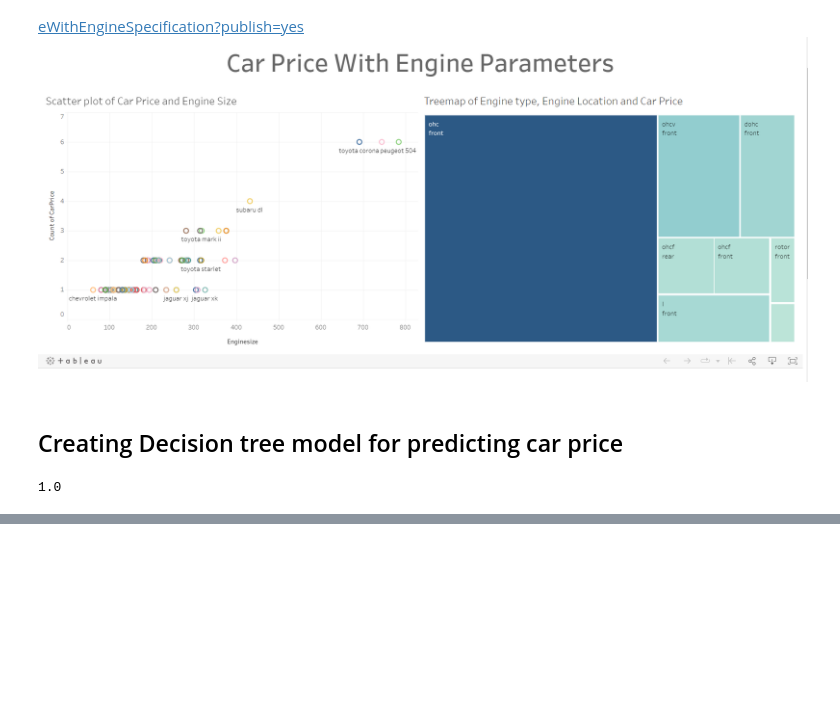
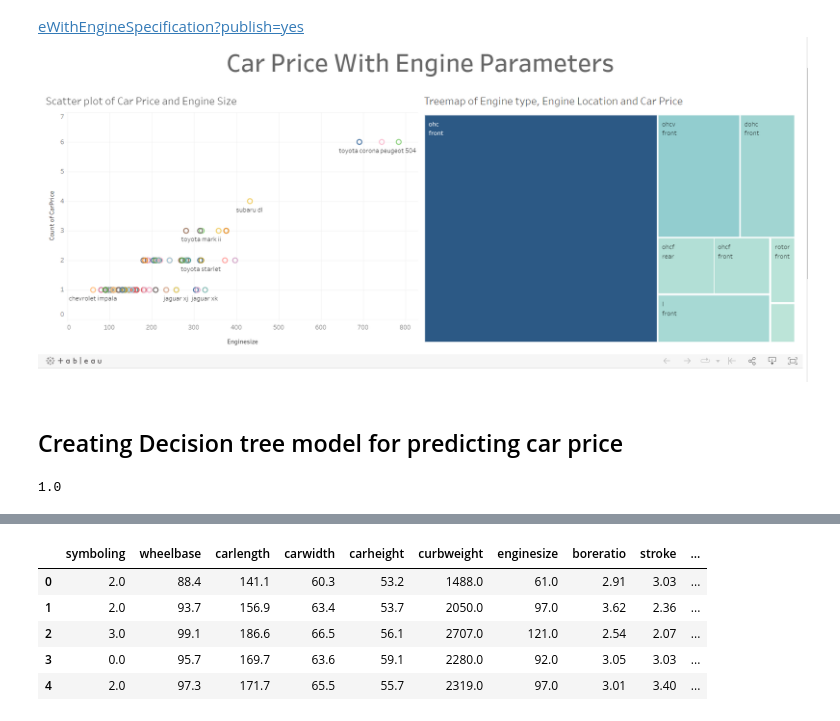
Before and after one commit to Chetangavali/Project, a Jupyter notebook: Predicting Car Price Using Machine Learning.ipynb, the cells around one changed output, grey strips where cells are left out. Cells and saved outputs as stored; diff of their text form; code cells hidden in the pictures; blank space fills up the shorter version.

Commit message:
Project source File

```diff
--- a/Predicting Car Price Using Machine Learning.ipynb
+++ b/Predicting Car Price Using Machine Learning.ipynb
@@ -12,7 +12,7 @@ from sklearn.tree import DecisionTreeRegressor
 # %% [markdown]
 ## Data Used
 # %%
-data = pd.read_csv("CarPrice.csv")
+data = pd.read_csv("https://raw.githubusercontent.com/Chetangavali/Project/main/Data/CarPrice.csv")
 data.head()
 # %% [output]
 |  | car_ID | symboling | CarName | fueltype | aspiration | doornumber | carbody | drivewheel | enginelocation | ... |
@@ -187,0 +206,10 @@ array([ 6575.,  9639., 19045., 10245.,  8238.,  9279.,  7463.,  6295.,
+# %%
+Test_data=pd.DataFrame(xtest,columns=data.columns[:-1] )
+Test_data.head()
+# %% [output]
+|  | symboling | wheelbase | carlength | carwidth | carheight | curbweight | enginesize | boreratio | stroke | ... |
+| 0 | 2.0 | 88.4 | 141.1 | 60.3 | 53.2 | 1488.0 | 61.0 | 2.91 | 3.03 | ... |
+| 1 | 2.0 | 93.7 | 156.9 | 63.4 | 53.7 | 2050.0 | 97.0 | 3.62 | 2.36 | ... |
+| 2 | 3.0 | 99.1 | 186.6 | 66.5 | 56.1 | 2707.0 | 121.0 | 2.54 | 2.07 | ... |
+| 3 | 0.0 | 95.7 | 169.7 | 63.6 | 59.1 | 2280.0 | 92.0 | 3.05 | 3.03 | ... |
+| 4 | 2.0 | 97.3 | 171.7 | 65.5 | 55.7 | 2319.0 | 97.0 | 3.01 | 3.40 | ... |
```
Also changed, not shown: parts of 7 cells of this notebook.
